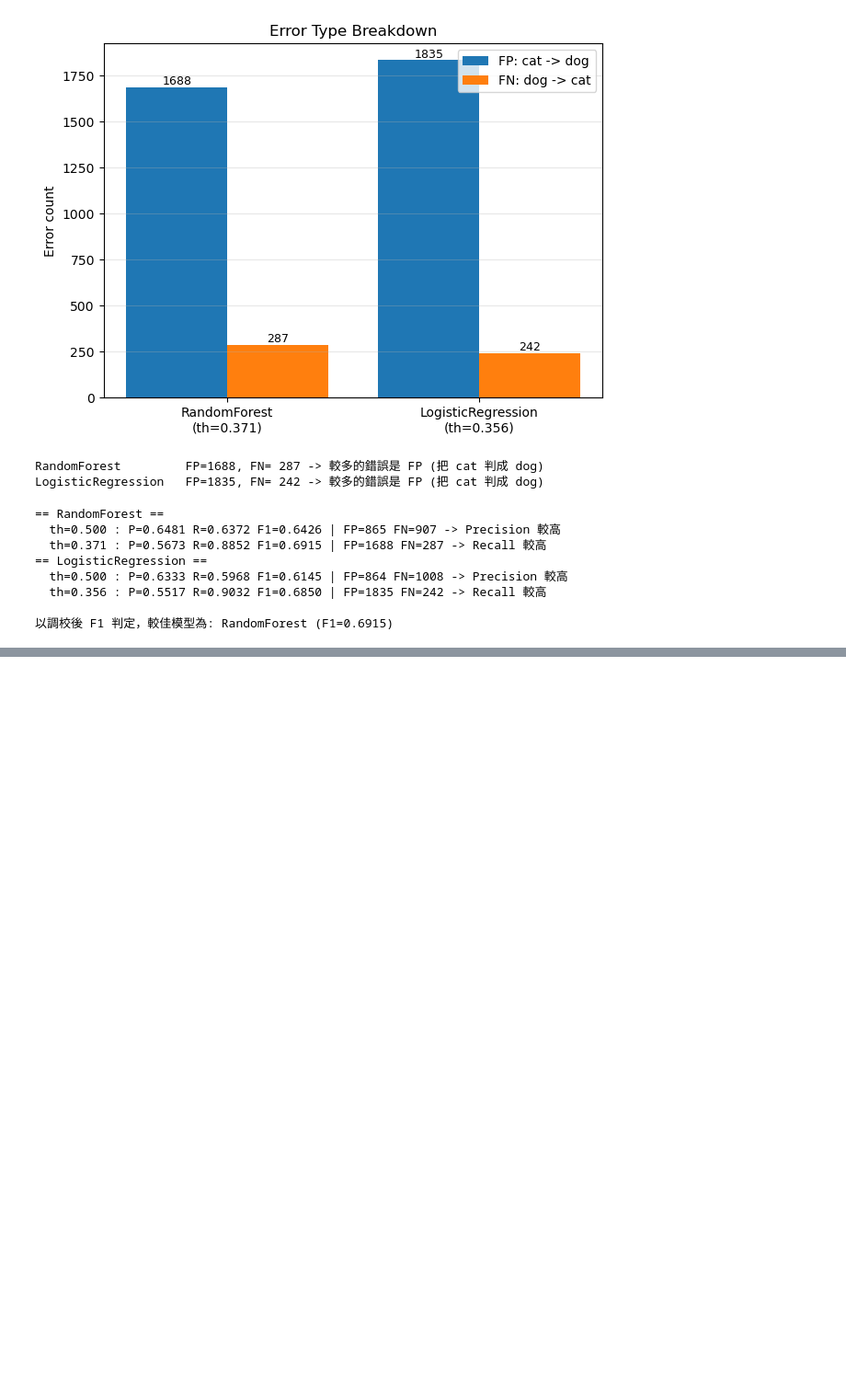
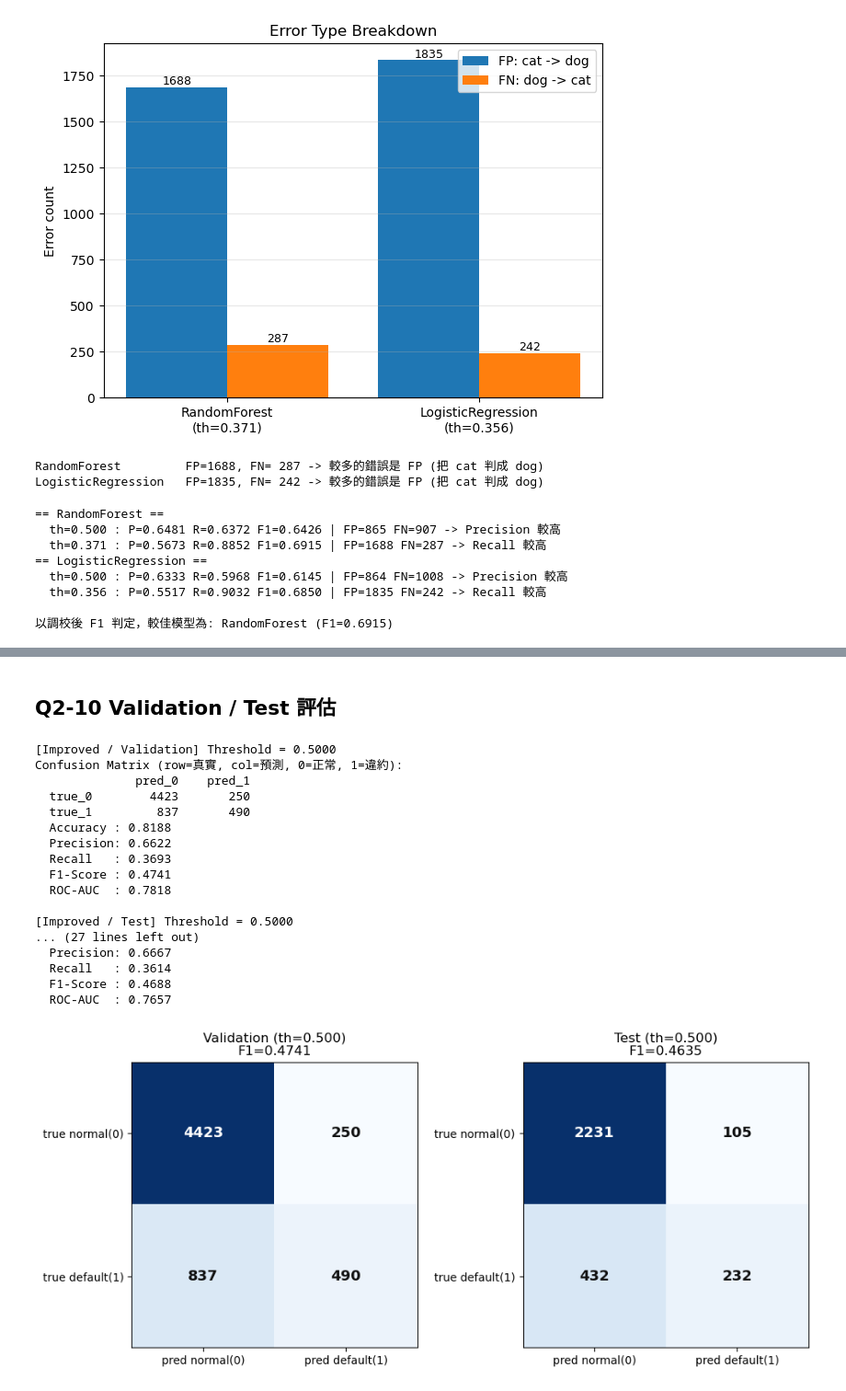
Before and after one commit to Alan93224/MMIP, a Jupyter notebook: week2/main.ipynb, the cells around one changed output, grey strips where cells are left out. Shown at 92% size. Drawn from its saved outputs; the diff is of its cells as text; code cells hidden in the pictures; blank space fills up the shorter version.

```diff
--- a/week2/main.ipynb
+++ b/week2/main.ipynb
@@ -465,0 +764,35 @@ print(f'\n以調校後 F1 判定，較佳模型為: {win} (F1={cmp_tuned.loc[win
+# %% [markdown]
+## Q2-10 Validation / Test 評估
+# %%
+# 改良模型
+val_probs_cc = q2.predict_proba(model_cc, X_va_s_cc)
+test_probs_cc = q2.predict_proba(model_cc, X_te_s_cc)
+m_val_cc = q2.evaluate(y_va_cc, val_probs_cc, 0.5, title='Improved / Validation')
+m_test_cc = q2.evaluate(y_te_cc, test_probs_cc, 0.5, title='Improved / Test')
+
+# 基準模型（同一份 Validation / Test）
+val_probs_base_cc = q2.predict_proba(model_base_cc, X_va_s_cc)
+test_probs_base_cc = q2.predict_proba(model_base_cc, X_te_s_cc)
+m_val_base_cc = q2.evaluate(y_va_cc, val_probs_base_cc, 0.5, title='Baseline / Validation')
+m_test_base_cc = q2.evaluate(y_te_cc, test_probs_base_cc, 0.5, title='Baseline / Test')
+
+q2.plot_confusion_pair(m_val_cc, m_test_cc)
+# %% [output]
+[Improved / Validation] Threshold = 0.5000
+Confusion Matrix (row=真實, col=預測, 0=正常, 1=違約):
+              pred_0    pred_1
+  true_0        4423       250
+  true_1         837       490
+  Accuracy : 0.8188
+  Precision: 0.6622
+  Recall   : 0.3693
+  F1-Score : 0.4741
+  ROC-AUC  : 0.7818
+
+[Improved / Test] Threshold = 0.5000
+... (27 lines left out)
+  Precision: 0.6667
+  Recall   : 0.3614
+  F1-Score : 0.4688
+  ROC-AUC  : 0.7657
+[figure, added]
```
Also changed, not shown: parts of 30 cells of this notebook, 7 other files.
